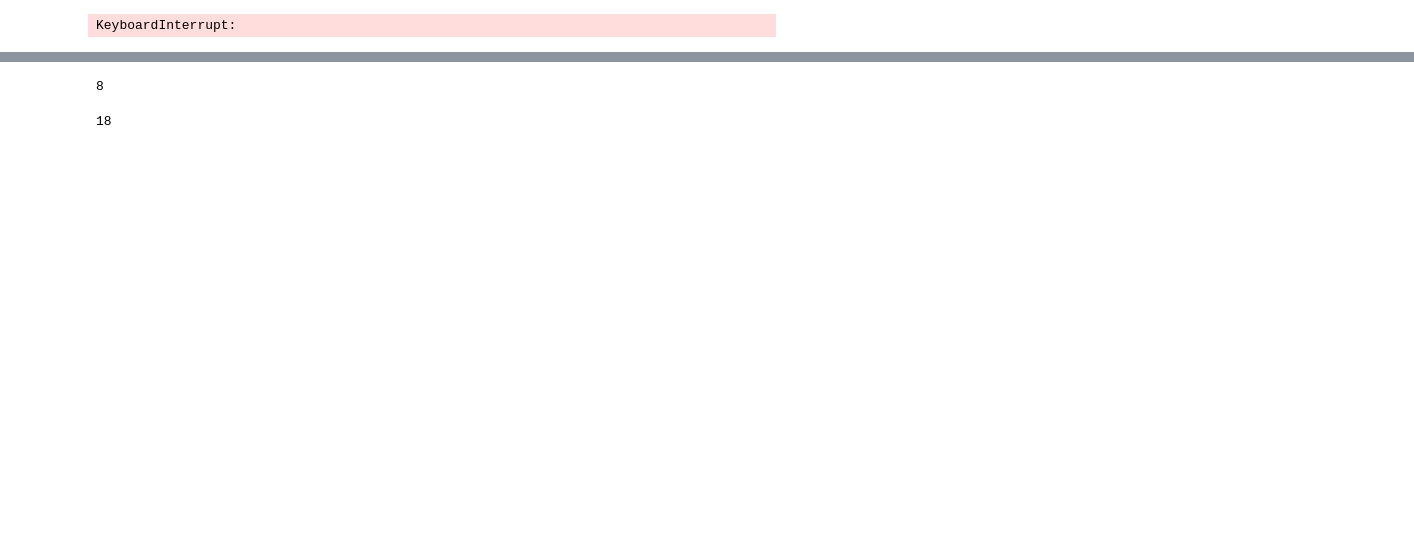
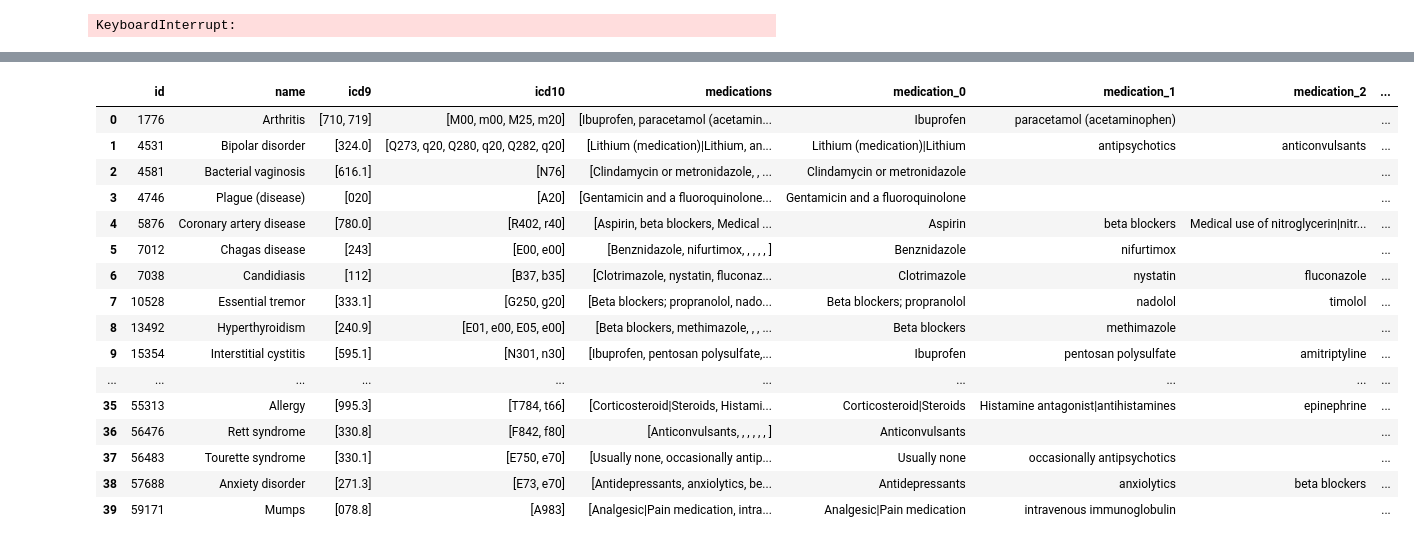
Before and after one commit to AlexAndrei98/Wikipedia-Parser, a Jupyter notebook: Wikipedia Parser Test.ipynb, the cells around one changed output, grey strips where cells are left out. Saved outputs shown, nothing was run; the diff lists cells and outputs as text; code cells hidden in the pictures; blank space fills up the shorter version.

Commit message:
cleaning data

```diff
--- a/Wikipedia Parser Test.ipynb
+++ b/Wikipedia Parser Test.ipynb
@@ -91,6 +91,33 @@ def find_medication(s):
         s = s.split(',')
         s
     return s
+def pad_array(arr,length):
+    for i in range(0,length-len(arr)):
+        arr.append("")
+    return arr
+def find_max_medications(df):
+    return max([len(x) for x in df[df.medications.map(len) > 0].medications.values])
+def get_row_with_medications(df):
+    df =  df[df.medications.map(len) > 0]
+    df.reset_index(drop=True,inplace=True)
+    return df
+def set_meds_columns(df,max_col):
+    current_meds = df.medications.values
+    padded_meds = [pad_array(el,max_col) for el in current_meds]
+    cols = [f"medication_{i}" for i in range(max_col)]
+    col_df = pd.DataFrame(padded_meds, columns=cols)
+    final = pd.concat([df,col_df], axis=1)
+    return final
+def clean_row(test):
+    for i in range (len(test)):
+        el = test[i]
+        end = el.rfind('<')
+        if end !=-1:
+            new_el = el[:end]
+            test[i]=new_el
+        if i>0:
+            test[i]= test[i][1:]
+    return test
 # %%
 pathWikiXML =FILENAME_WIKI
 pathArticles = FILENAME_ARTICLES
@@ -202,8 +242,24 @@ new_meds = [np.pad(el,8,mode='constant') for el in meds]
-# %%
-max([len(x) for x in copy[copy.medications.map(len) > 0].medications.values])
-# %% [output]
-8
-# %%
-print(len(new_meds[0]))
-# %% [output]
-18
+# %%
+diseases_with_meds = get_row_with_medications(diseases_df)
+diseases_with_meds.medications.apply(clean_row)
+max_meds = find_max_medications(diseases_with_meds)
+test = set_meds_columns(diseases_with_meds, max_meds)
+test
+# %% [output]
+|  | id | name | icd9 | icd10 | medications | medication_0 | medication_1 | medication_2 | ... |
+| 0 | 1776 | Arthritis | [710, 719] | [M00, m00, M25, m20] | [Ibuprofen, paracetamol (acetamin... | Ibuprofen | paracetamol (acetaminophen) |  | ... |
+| 1 | 4531 | Bipolar disorder | [324.0] | [Q273, q20, Q280, q20, Q282, q20] | [Lithium (medication)|Lithium, an... | Lithium (medication)|Lithium | antipsychotics | anticonvulsants | ... |
+| 2 | 4581 | Bacterial vaginosis | [616.1] | [N76] | [Clindamycin or metronidazole, , ... | Clindamycin or metronidazole |  |  | ... |
+| 3 | 4746 | Plague (disease) | [020] | [A20] | [Gentamicin and a fluoroquinolone... | Gentamicin and a fluoroquinolone |  |  | ... |
+| 4 | 5876 | Coronary artery disease | [780.0] | [R402, r40] | [Aspirin, beta blockers, Medical ... | Aspirin | beta blockers | Medical use of nitroglycerin|nitr... | ... |
+| 5 | 7012 | Chagas disease | [243] | [E00, e00] | [Benznidazole, nifurtimox, , , , , ] | Benznidazole | nifurtimox |  | ... |
+| 6 | 7038 | Candidiasis | [112] | [B37, b35] | [Clotrimazole, nystatin, fluconaz... | Clotrimazole | nystatin | fluconazole | ... |
+| 7 | 10528 | Essential tremor | [333.1] | [G250, g20] | [Beta blockers; propranolol, nado... | Beta blockers; propranolol | nadolol | timolol | ... |
+| 8 | 13492 | Hyperthyroidism | [240.9] | [E01, e00, E05, e00] | [Beta blockers, methimazole, , , ... | Beta blockers | methimazole |  | ... |
+| 9 | 15354 | Interstitial cystitis | [595.1] | [N301, n30] | [Ibuprofen, pentosan polysulfate,... | Ibuprofen | pentosan polysulfate | amitriptyline | ... |
+| ... | ... | ... | ... | ... | ... | ... | ... | ... | ... |
+| 35 | 55313 | Allergy | [995.3] | [T784, t66] | [Corticosteroid|Steroids, Histami... | Corticosteroid|Steroids | Histamine antagonist|antihistamines | epinephrine | ... |
+| 36 | 56476 | Rett syndrome | [330.8] | [F842, f80] | [Anticonvulsants, , , , , , ] | Anticonvulsants |  |  | ... |
+| 37 | 56483 | Tourette syndrome | [330.1] | [E750, e70] | [Usually none, occasionally antip... | Usually none | occasionally antipsychotics |  | ... |
+| 38 | 57688 | Anxiety disorder | [271.3] | [E73, e70] | [Antidepressants, anxiolytics, be... | Antidepressants | anxiolytics | beta blockers | ... |
+| 39 | 59171 | Mumps | [078.8] | [A983] | [Analgesic|Pain medication, intra... | Analgesic|Pain medication | intravenous immunoglobulin |  | ... |
```
Also changed, not shown: parts of 9 cells of this notebook, 1 other file.
